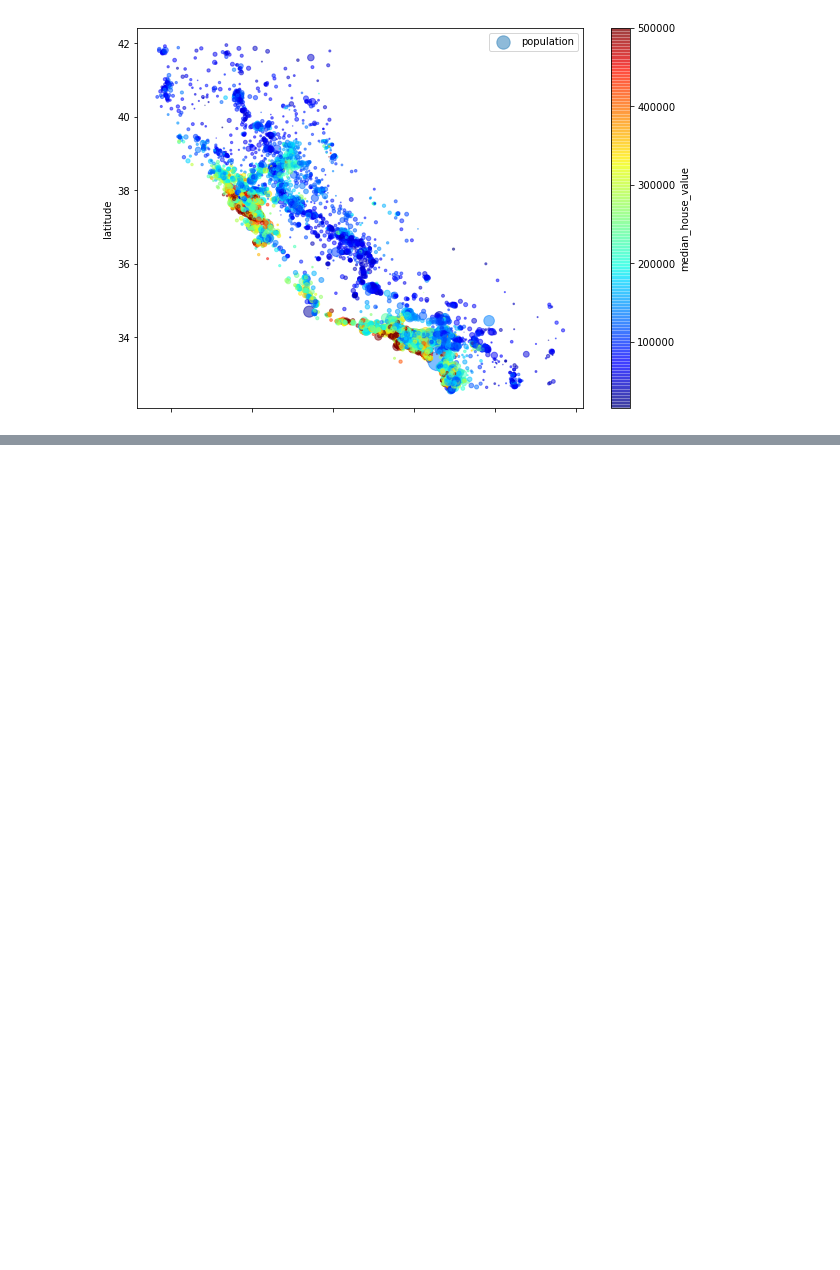
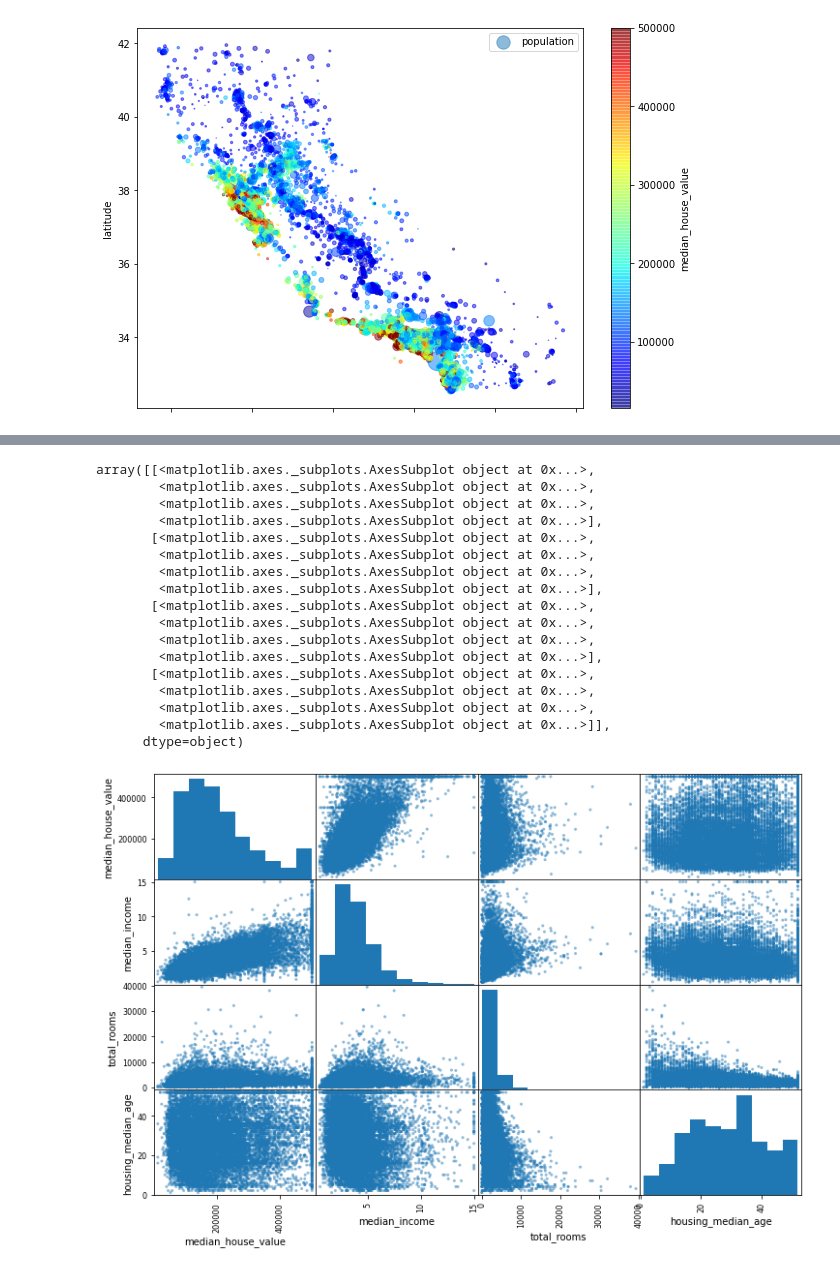
Before and after one commit to Mark-Nawar/ML-Books_Notes, a Jupyter notebook: BooksSummarie/HandsOnMachineLearning/homl-ch2/Home Price regression model.ipynb, the cells around one changed output, grey strips where cells are left out. Cells and saved outputs as stored; diff of their text form; code cells hidden in the pictures; blank space fills up the shorter version.

Commit message:
added correlations visualization

```diff
--- a/BooksSummarie/HandsOnMachineLearning/homl-ch2/Home Price regression model.ipynb
+++ b/BooksSummarie/HandsOnMachineLearning/homl-ch2/Home Price regression model.ipynb
@@ -173,0 +195,27 @@ plt.legend()
+# %%
+## as stated before our brains are better with images than with numbers
+## we can use pandas's scatter_matrix() function to plot the corrleations. here we have 11 rows so the matrix would be 11^2 plots
+## too much to fit on the screen. will foucus instead on the most important ones
+from pandas.plotting import scatter_matrix
+choosen = ["median_house_value" , "median_income" , "total_rooms" ,"housing_median_age"]
+
+scatter_matrix(train_copy[choosen] , figsize=(12,8))
+# %% [output]
+array([[<matplotlib.axes._subplots.AxesSubplot object at 0x...>,
+        <matplotlib.axes._subplots.AxesSubplot object at 0x...>,
+        <matplotlib.axes._subplots.AxesSubplot object at 0x...>,
+        <matplotlib.axes._subplots.AxesSubplot object at 0x...>],
+       [<matplotlib.axes._subplots.AxesSubplot object at 0x...>,
+        <matplotlib.axes._subplots.AxesSubplot object at 0x...>,
+        <matplotlib.axes._subplots.AxesSubplot object at 0x...>,
+        <matplotlib.axes._subplots.AxesSubplot object at 0x...>],
+       [<matplotlib.axes._subplots.AxesSubplot object at 0x...>,
+        <matplotlib.axes._subplots.AxesSubplot object at 0x...>,
+        <matplotlib.axes._subplots.AxesSubplot object at 0x...>,
+        <matplotlib.axes._subplots.AxesSubplot object at 0x...>],
+       [<matplotlib.axes._subplots.AxesSubplot object at 0x...>,
+        <matplotlib.axes._subplots.AxesSubplot object at 0x...>,
+        <matplotlib.axes._subplots.AxesSubplot object at 0x...>,
+        <matplotlib.axes._subplots.AxesSubplot object at 0x...>]],
+      dtype=object)
+[figure, added]
```
Also changed, not shown: parts of 2 cells of this notebook.
